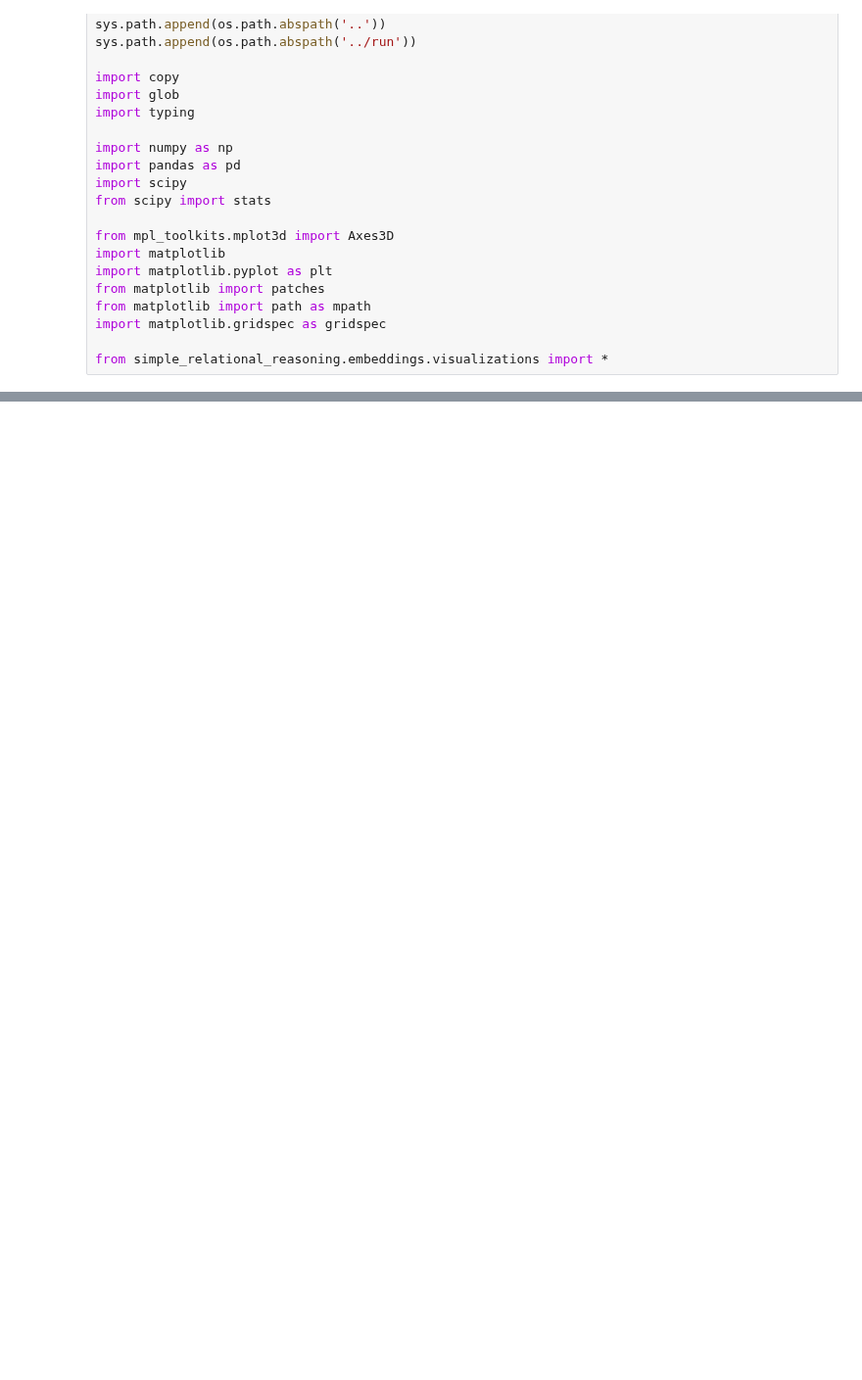
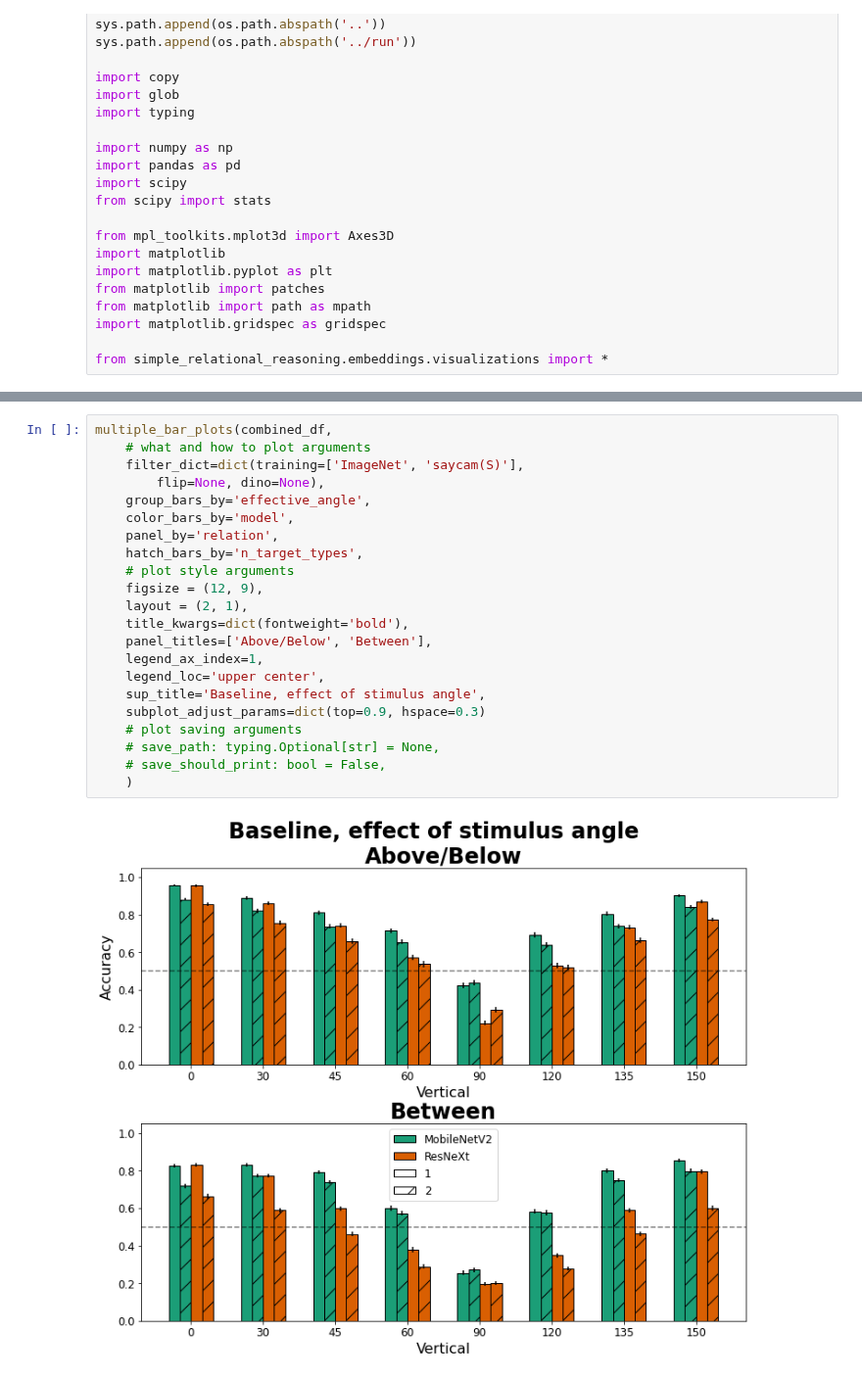
Before and after one commit to guydav/simple-relational-reasoning, a Jupyter notebook: notebooks/EmbeddingDataAnalysis.ipynb, the cells around one changed output, grey strips where cells are left out. Shown at 98% size. Saved outputs shown, nothing was run; the diff lists cells and outputs as text; blank space fills up the shorter version.

```diff
--- a/notebooks/EmbeddingDataAnalysis.ipynb
+++ b/notebooks/EmbeddingDataAnalysis.ipynb
@@ -286,0 +465,24 @@ def multiple_bar_plots(df: pd.DataFrame, *,
+# %%
+multiple_bar_plots(combined_df,
+    # what and how to plot arguments
+    filter_dict=dict(training=['ImageNet', 'saycam(S)'],
+        flip=None, dino=None),
+    group_bars_by='effective_angle',
+    color_bars_by='model',
+    panel_by='relation',
+    hatch_bars_by='n_target_types',
+    # plot style arguments
+    figsize = (12, 9),
+    layout = (2, 1),
+    title_kwargs=dict(fontweight='bold'),
+    panel_titles=['Above/Below', 'Between'],
+    legend_ax_index=1,
+    legend_loc='upper center',
+    sup_title='Baseline, effect of stimulus angle',
+    subplot_adjust_params=dict(top=0.9, hspace=0.3)
+    # plot saving arguments
+    # save_path: typing.Optional[str] = None,
+    # save_should_print: bool = False,
+    )
+# %% [output]
+[figure, added]
```
Also changed, not shown: parts of 11 cells of this notebook, 1 other file.
